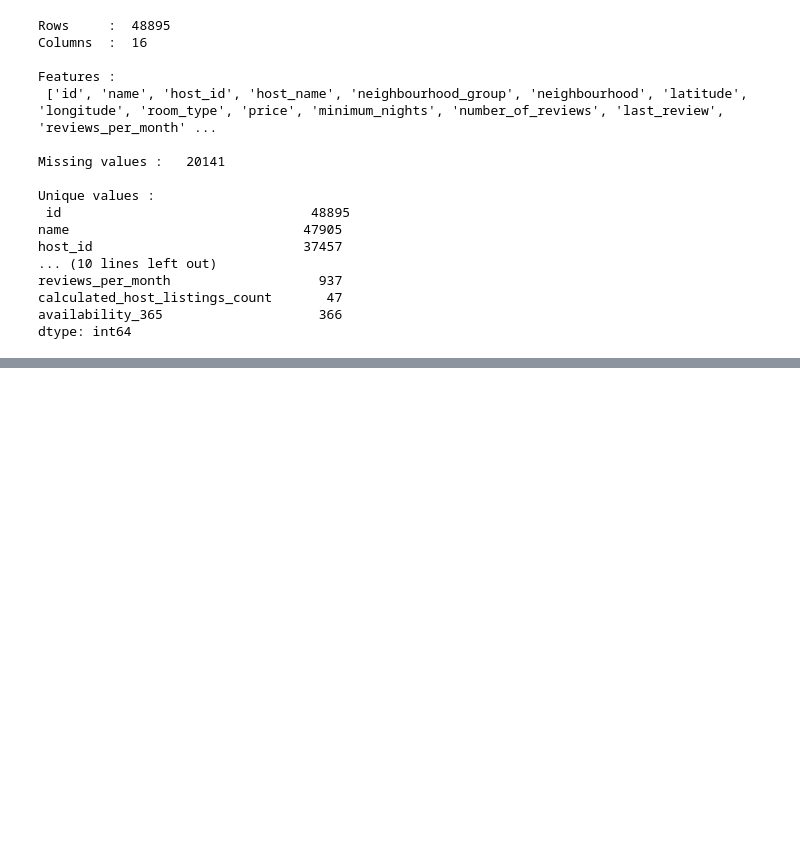
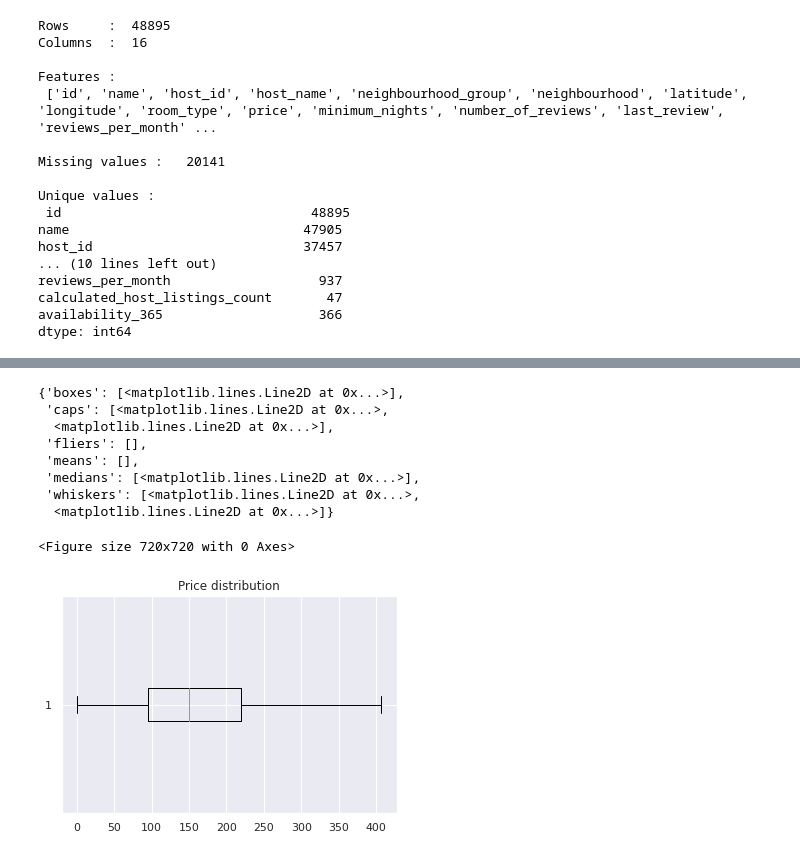
Before and after one commit to CharlBrill89/NYC_AirBnB_Data_2019_Kaggle-, a Jupyter notebook: NYC_Airbnb_EDA.ipynb, the cells around one changed output, grey strips where cells are left out. Cells and saved outputs as stored; diff of their text form; code cells hidden in the pictures; blank space fills up the shorter version.

```diff
--- a/NYC_Airbnb_EDA.ipynb
+++ b/NYC_Airbnb_EDA.ipynb
@@ -125,0 +182,3 @@ dtype: int64
+# %%
+df_Manhattan = df_bookings[df_bookings['neighbourhood_group'] == 'Manhattan'].sort_values(by='price', ascending=False)#.head(20)
+df_Manhattan
@@ -125,0 +199,15 @@ dtype: int64
+# %%
+fig1, ax1 = plt.subplots()
+ax1.set_title('Price distribution')
+ax1.boxplot(df_Manhattan['price'],vert=False,  showfliers=False)     #Lots of outlier prices!
+# %% [output]
+{'boxes': [<matplotlib.lines.Line2D at 0x...>],
+ 'caps': [<matplotlib.lines.Line2D at 0x...>,
+  <matplotlib.lines.Line2D at 0x...>],
+ 'fliers': [],
+ 'means': [],
+ 'medians': [<matplotlib.lines.Line2D at 0x...>],
+ 'whiskers': [<matplotlib.lines.Line2D at 0x...>,
+  <matplotlib.lines.Line2D at 0x...>]}
+<Figure size 720x720 with 0 Axes>
+[figure, added]
```
Also changed, not shown: parts of 24 cells of this notebook.
